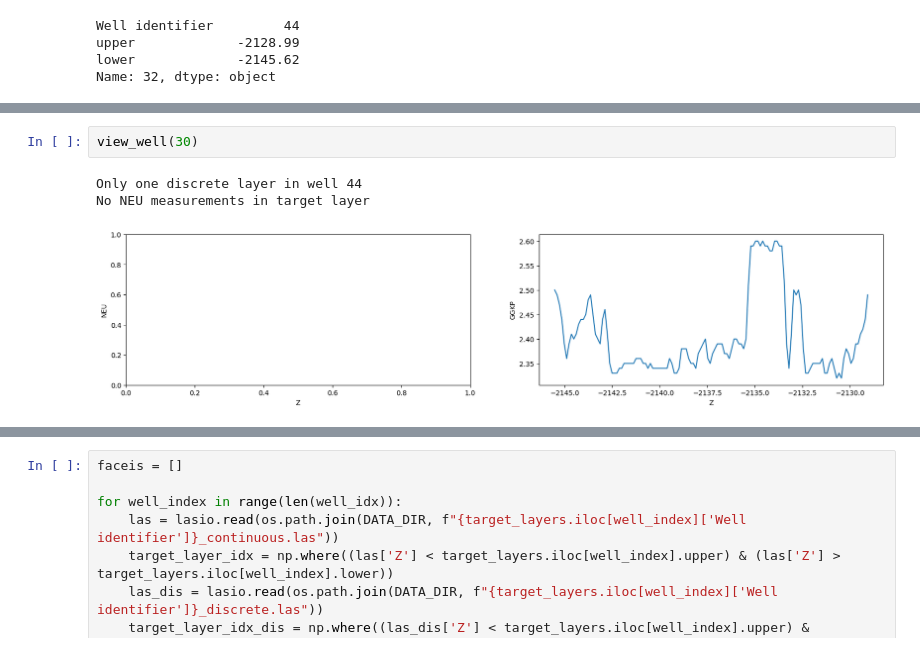
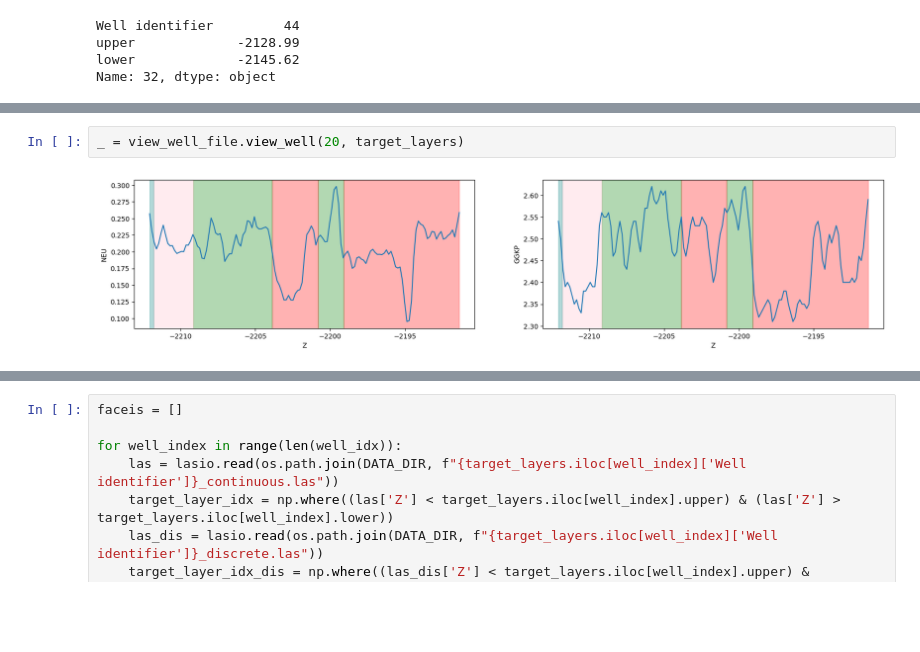
Before and after one commit to IBRINEI/MIPT_Hackathon, a Jupyter notebook: notebooks/main.ipynb, the cells around one changed output, grey strips where cells are left out. Drawn from its saved outputs; the diff is of its cells as text; blank space fills up the shorter version.

Commit message:
Moved view_well to separate file. Now returns stuff. + Some random tests in main

```diff
--- a/notebooks/main.ipynb
+++ b/notebooks/main.ipynb
@@ -131,6 +78,4 @@ def view_well(selected_well, target_layers=target_layers):
 # %%
-view_well(30)
+_ = view_well_file.view_well(20, target_layers)
 # %% [output]
-Only one discrete layer in well 44
-No NEU measurements in target layer
-[figure, old version]
+[figure, new version]
```
Also changed, not shown: parts of 9 cells of this notebook, 1 other file.
